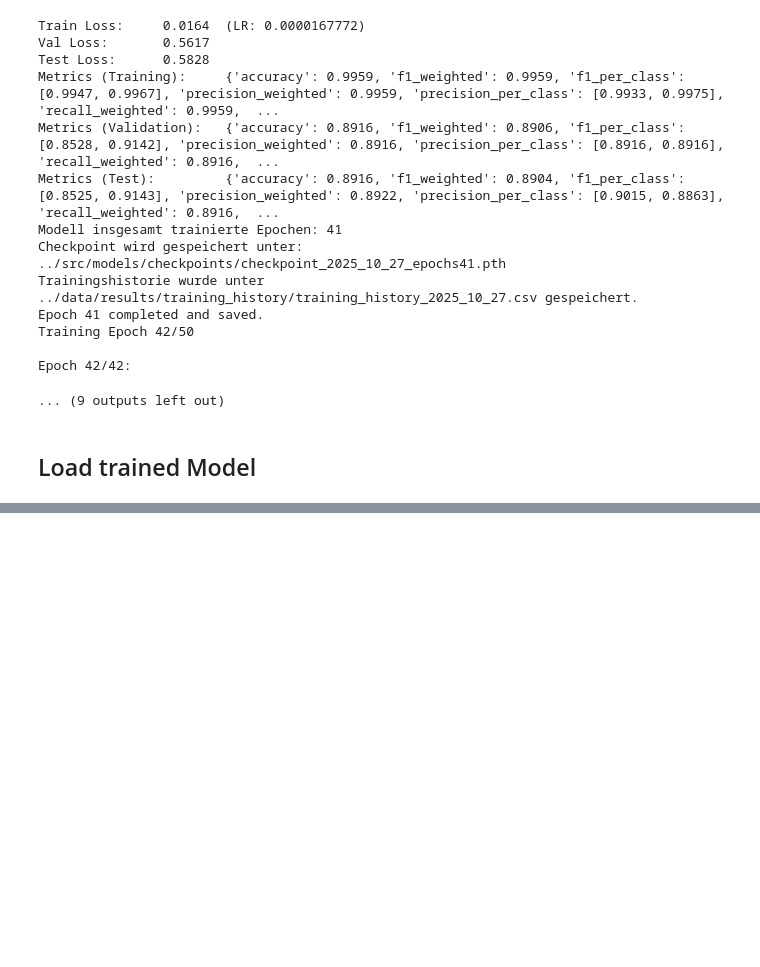
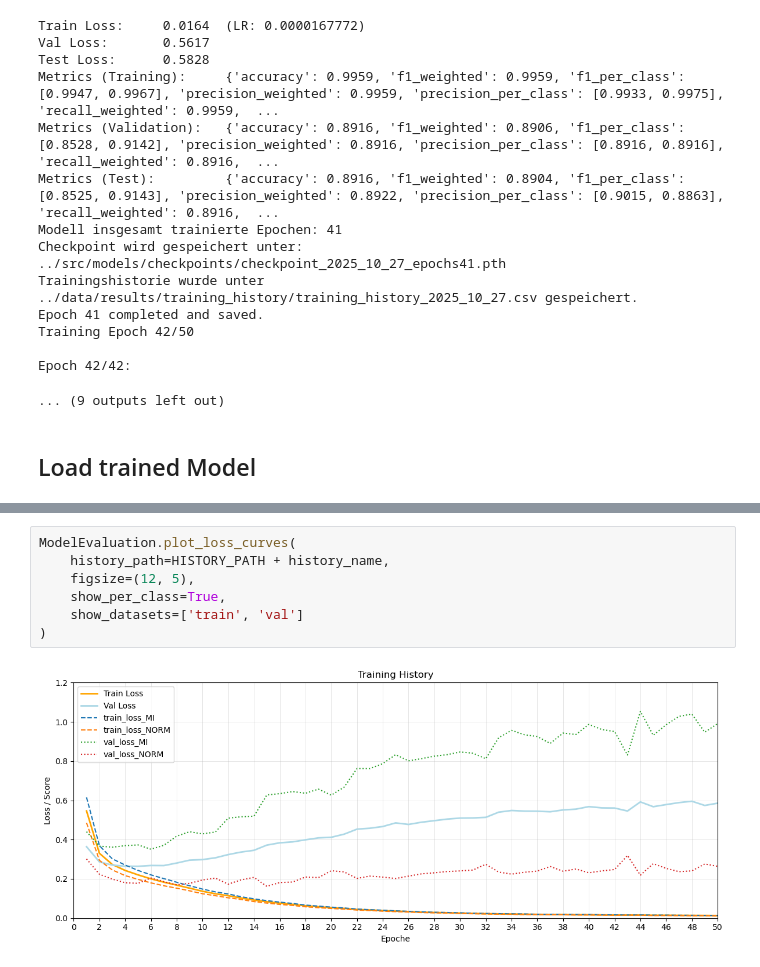
Before and after one commit to AliceKitchkin/ECG_xAI, a Jupyter notebook: notebooks/02_model_training.ipynb, the cells around one changed output, grey strips where cells are left out. Drawn from its saved outputs; the diff is of its cells as text; blank space fills up the shorter version.

```diff
--- a/notebooks/02_model_training.ipynb
+++ b/notebooks/02_model_training.ipynb
@@ -389,0 +479,9 @@ trainer.load_training_history(CLASS_NAMES, HISTORY_PATH + history_name)
+# %%
+ModelEvaluation.plot_loss_curves(
+    history_path=HISTORY_PATH + history_name,
+    figsize=(12, 5),
+    show_per_class=True,
+    show_datasets=['train', 'val']
+)
+# %% [output]
+[figure, added]
```
Also changed, not shown: parts of 38 cells of this notebook, 9 other files.
